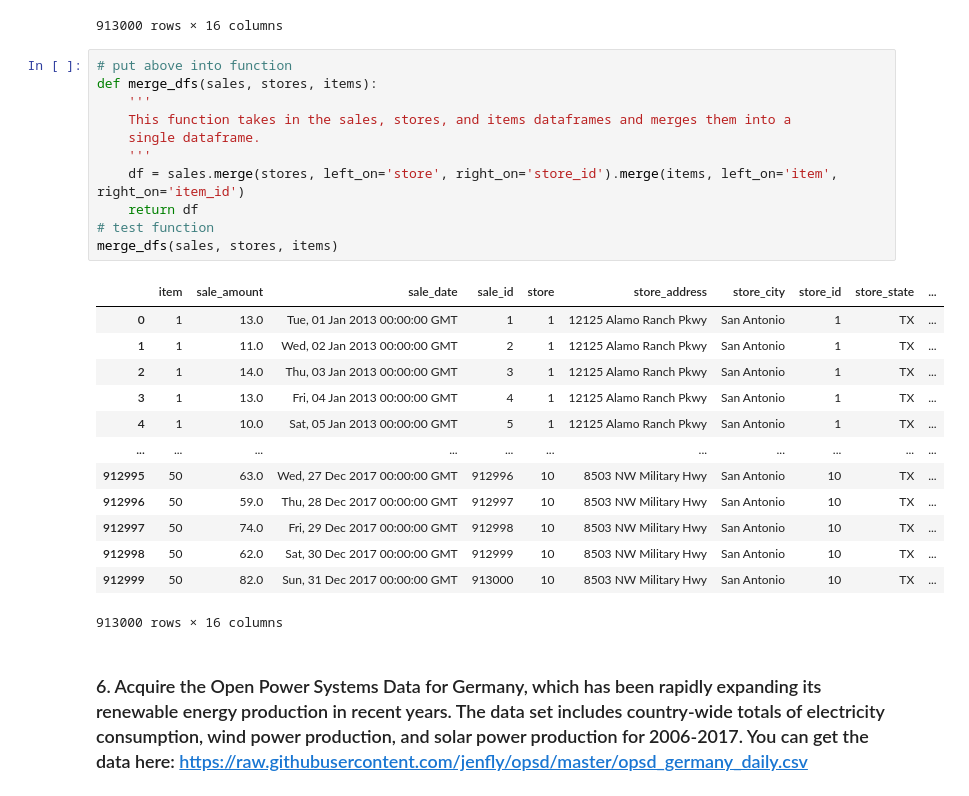
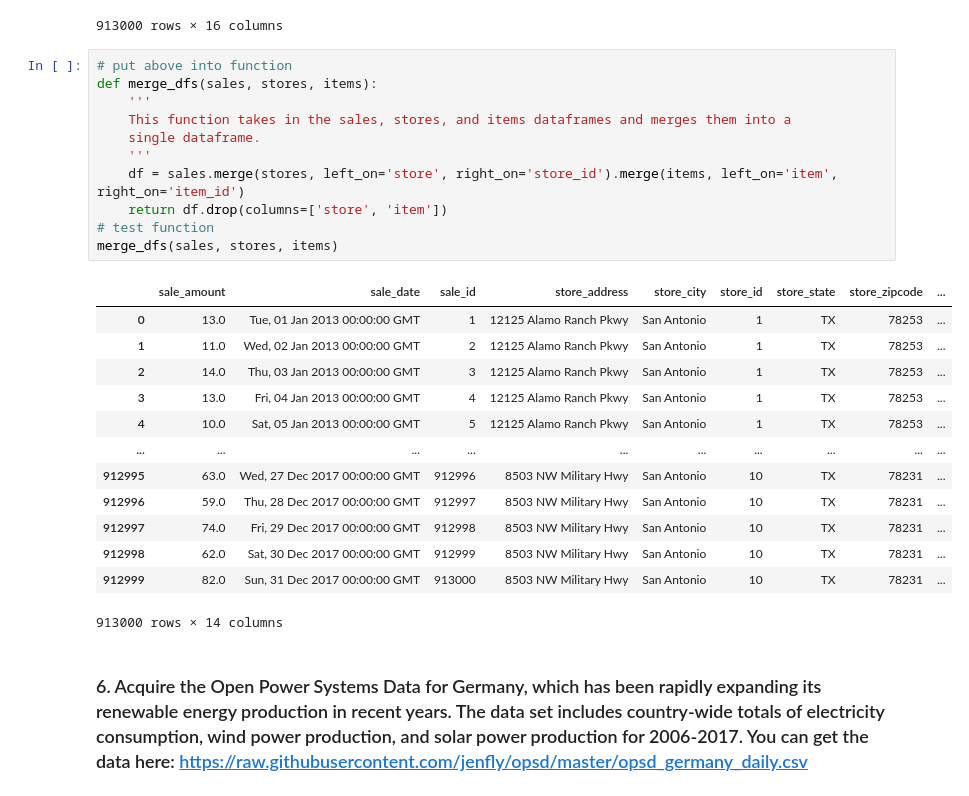
Before and after one commit to sophia-stewart/time-series-exercises, a Jupyter notebook: acquire.ipynb, the cells around one changed output. Saved outputs shown, nothing was run; the diff lists cells and outputs as text.

Commit message:
Dropped duplicate store/item columns

```diff
--- a/acquire.ipynb
+++ b/acquire.ipynb
@@ -336,28 +336,28 @@ sales.merge(stores, left_on='store', right_on='store_id').merge(items, left_on='
 # %%
 # put above into function
 def merge_dfs(sales, stores, items):
     '''
     This function takes in the sales, stores, and items dataframes and merges them into a
     single dataframe.
     '''
     df = sales.merge(stores, left_on='store', right_on='store_id').merge(items, left_on='item', right_on='item_id')
-    return df
+    return df.drop(columns=['store', 'item'])
 # test function
 merge_dfs(sales, stores, items)
 # %% [output]
-|  | item | sale_amount | sale_date | sale_id | store | store_address | store_city | store_id | store_state | ... |
-| 0 | 1 | 13.0 | Tue, 01 Jan 2013 00:00:00 GMT | 1 | 1 | 12125 Alamo Ranch Pkwy | San Antonio | 1 | TX | ... |
-| 1 | 1 | 11.0 | Wed, 02 Jan 2013 00:00:00 GMT | 2 | 1 | 12125 Alamo Ranch Pkwy | San Antonio | 1 | TX | ... |
-| 2 | 1 | 14.0 | Thu, 03 Jan 2013 00:00:00 GMT | 3 | 1 | 12125 Alamo Ranch Pkwy | San Antonio | 1 | TX | ... |
-| 3 | 1 | 13.0 | Fri, 04 Jan 2013 00:00:00 GMT | 4 | 1 | 12125 Alamo Ranch Pkwy | San Antonio | 1 | TX | ... |
-| 4 | 1 | 10.0 | Sat, 05 Jan 2013 00:00:00 GMT | 5 | 1 | 12125 Alamo Ranch Pkwy | San Antonio | 1 | TX | ... |
-| ... | ... | ... | ... | ... | ... | ... | ... | ... | ... | ... |
-| 912995 | 50 | 63.0 | Wed, 27 Dec 2017 00:00:00 GMT | 912996 | 10 | 8503 NW Military Hwy | San Antonio | 10 | TX | ... |
-| 912996 | 50 | 59.0 | Thu, 28 Dec 2017 00:00:00 GMT | 912997 | 10 | 8503 NW Military Hwy | San Antonio | 10 | TX | ... |
-| 912997 | 50 | 74.0 | Fri, 29 Dec 2017 00:00:00 GMT | 912998 | 10 | 8503 NW Military Hwy | San Antonio | 10 | TX | ... |
-| 912998 | 50 | 62.0 | Sat, 30 Dec 2017 00:00:00 GMT | 912999 | 10 | 8503 NW Military Hwy | San Antonio | 10 | TX | ... |
-| 912999 | 50 | 82.0 | Sun, 31 Dec 2017 00:00:00 GMT | 913000 | 10 | 8503 NW Military Hwy | San Antonio | 10 | TX | ... |
+|  | sale_amount | sale_date | sale_id | store_address | store_city | store_id | store_state | store_zipcode | ... |
+| 0 | 13.0 | Tue, 01 Jan 2013 00:00:00 GMT | 1 | 12125 Alamo Ranch Pkwy | San Antonio | 1 | TX | 78253 | ... |
+| 1 | 11.0 | Wed, 02 Jan 2013 00:00:00 GMT | 2 | 12125 Alamo Ranch Pkwy | San Antonio | 1 | TX | 78253 | ... |
+| 2 | 14.0 | Thu, 03 Jan 2013 00:00:00 GMT | 3 | 12125 Alamo Ranch Pkwy | San Antonio | 1 | TX | 78253 | ... |
+| 3 | 13.0 | Fri, 04 Jan 2013 00:00:00 GMT | 4 | 12125 Alamo Ranch Pkwy | San Antonio | 1 | TX | 78253 | ... |
+| 4 | 10.0 | Sat, 05 Jan 2013 00:00:00 GMT | 5 | 12125 Alamo Ranch Pkwy | San Antonio | 1 | TX | 78253 | ... |
+| ... | ... | ... | ... | ... | ... | ... | ... | ... | ... |
+| 912995 | 63.0 | Wed, 27 Dec 2017 00:00:00 GMT | 912996 | 8503 NW Military Hwy | San Antonio | 10 | TX | 78231 | ... |
+| 912996 | 59.0 | Thu, 28 Dec 2017 00:00:00 GMT | 912997 | 8503 NW Military Hwy | San Antonio | 10 | TX | 78231 | ... |
+| 912997 | 74.0 | Fri, 29 Dec 2017 00:00:00 GMT | 912998 | 8503 NW Military Hwy | San Antonio | 10 | TX | 78231 | ... |
+| 912998 | 62.0 | Sat, 30 Dec 2017 00:00:00 GMT | 912999 | 8503 NW Military Hwy | San Antonio | 10 | TX | 78231 | ... |
+| 912999 | 82.0 | Sun, 31 Dec 2017 00:00:00 GMT | 913000 | 8503 NW Military Hwy | San Antonio | 10 | TX | 78231 | ... |
-913000 rows × 16 columns
+913000 rows × 14 columns
 # %% [markdown]
 ### 6. Acquire the Open Power Systems Data for Germany, which has been rapidly expanding its renewable energy production in recent years. The data set includes country-wide totals of electricity consumption, wind power production, and solar power production for 2006-2017. You can get the data here: https://raw.githubusercontent.com/jenfly/opsd/master/opsd_germany_daily.csv
 # %%
```
Also changed, not shown: parts of 1 cell of this notebook, 1 other file.
